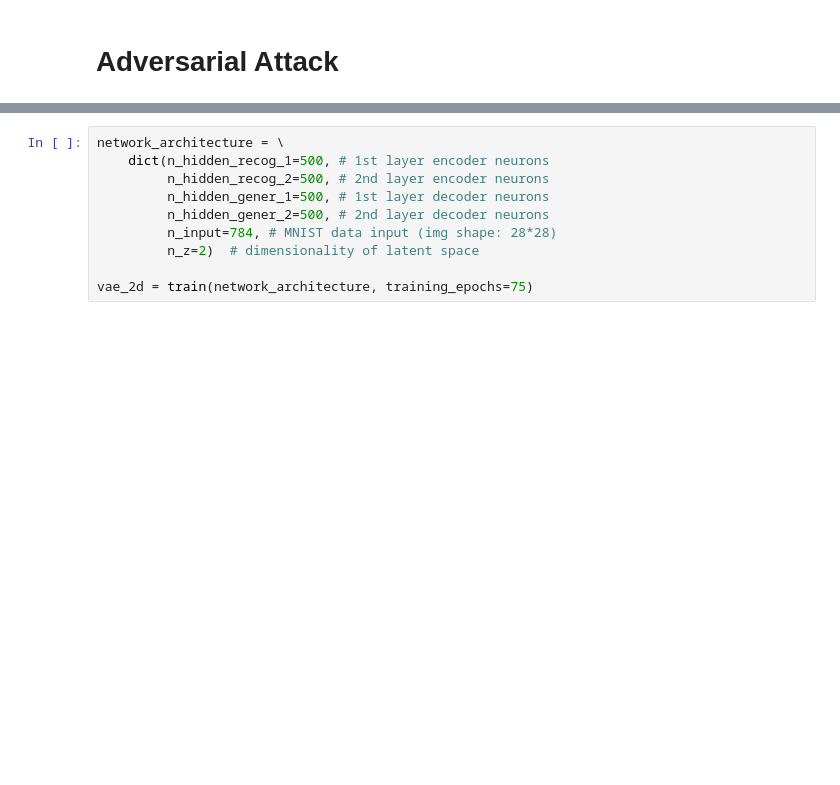
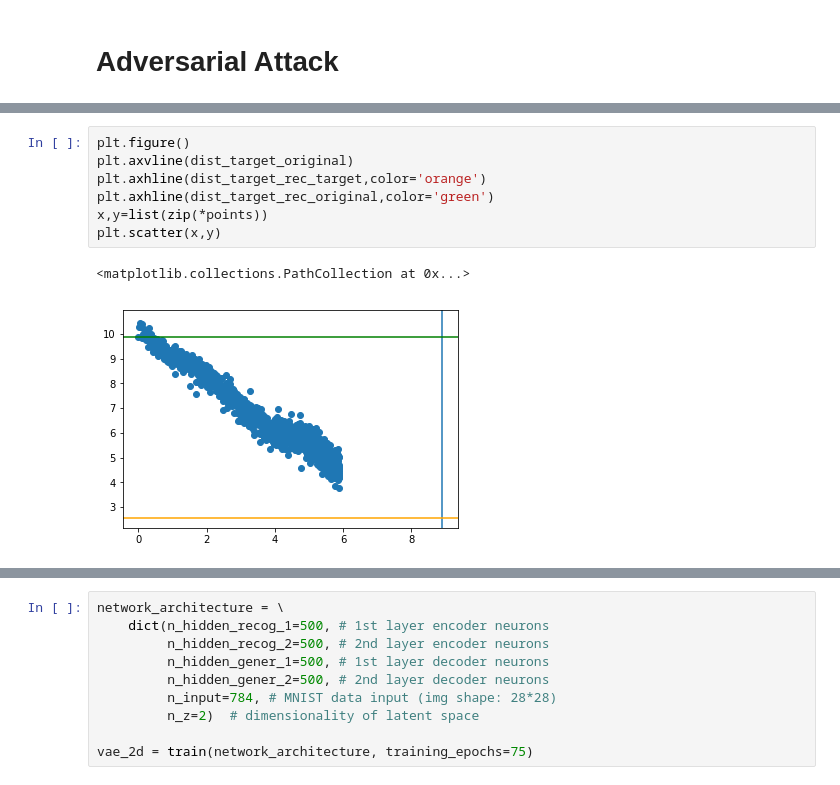
Before and after one commit to glazari/Adversarial-AutoEncoder-Attacks, a Jupyter notebook: Adversarial Attacks.ipynb, the cells around one changed output, grey strips where cells are left out. Drawn from its saved outputs; the diff is of its cells as text; blank space fills up the shorter version.

```diff
--- a/Adversarial Attacks.ipynb
+++ b/Adversarial Attacks.ipynb
@@ -345,0 +382,10 @@ for i in range(10):
+# %%
+plt.figure()
+plt.axvline(dist_target_original)
+plt.axhline(dist_target_rec_target,color='orange')
+plt.axhline(dist_target_rec_original,color='green')
+x,y=list(zip(*points))
+plt.scatter(x,y)
+# %% [output]
+<matplotlib.collections.PathCollection at 0x...>
+[figure, added]
```
Also changed, not shown: parts of 18 cells of this notebook, 2 other files.
